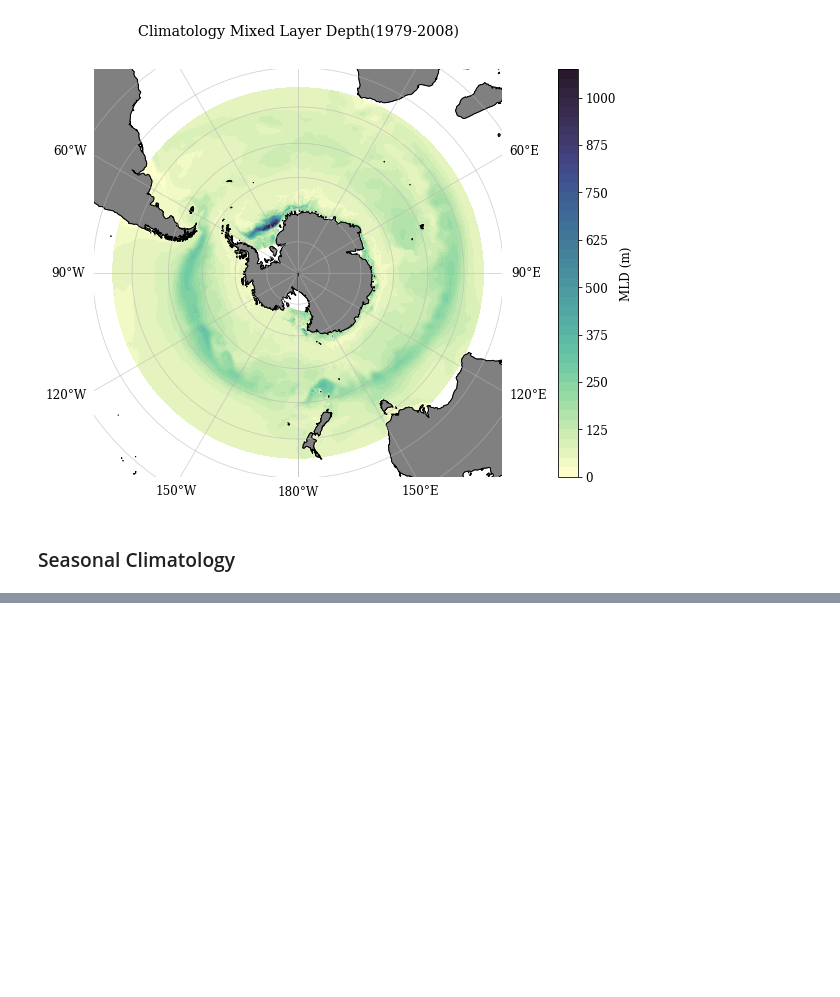
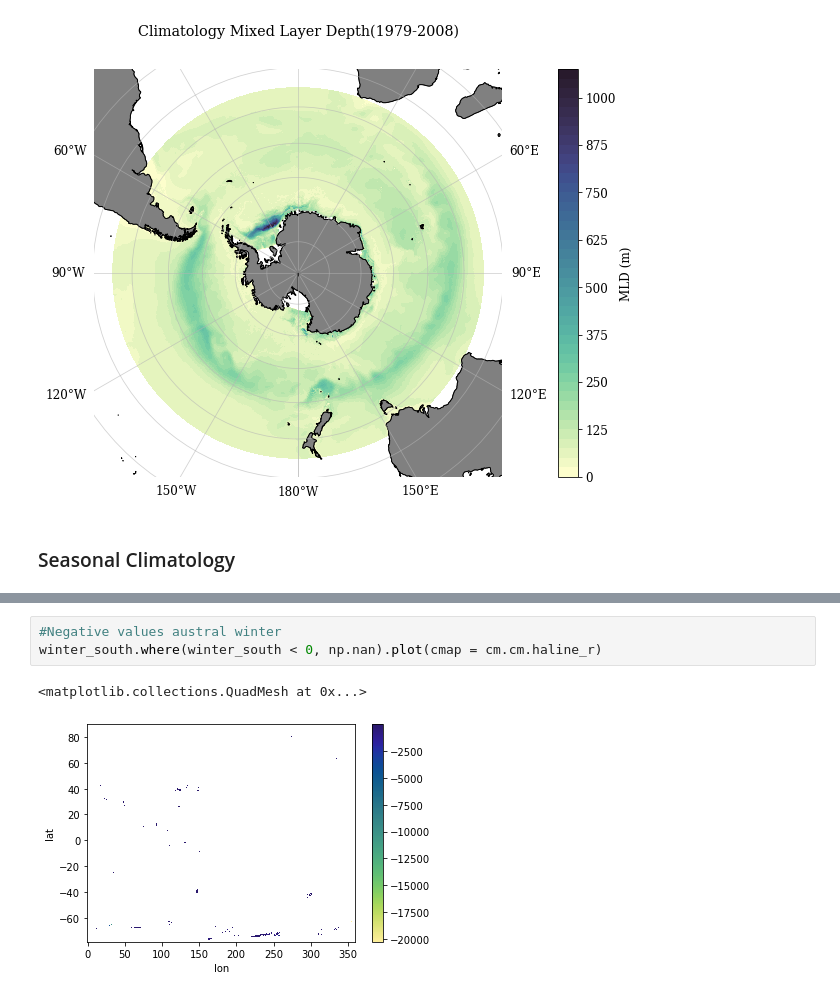
Before and after one commit to lidefi87/ACCESS_scripts_DFA, a Jupyter notebook: Scripts/MixedLayerDepth.ipynb, the cells around one changed output, grey strips where cells are left out. Drawn from its saved outputs; the diff is of its cells as text; blank space fills up the shorter version.

```diff
--- a/Scripts/MixedLayerDepth.ipynb
+++ b/Scripts/MixedLayerDepth.ipynb
@@ -364,0 +717,6 @@ lat = obs['out']['LATITUDE']
+# %%
+#Negative values austral winter
+winter_south.where(winter_south < 0, np.nan).plot(cmap = cm.cm.haline_r)
+# %% [output]
+<matplotlib.collections.QuadMesh at 0x...>
+[figure, added]
```
Also changed, not shown: parts of 70 cells of this notebook, 5 other files.
